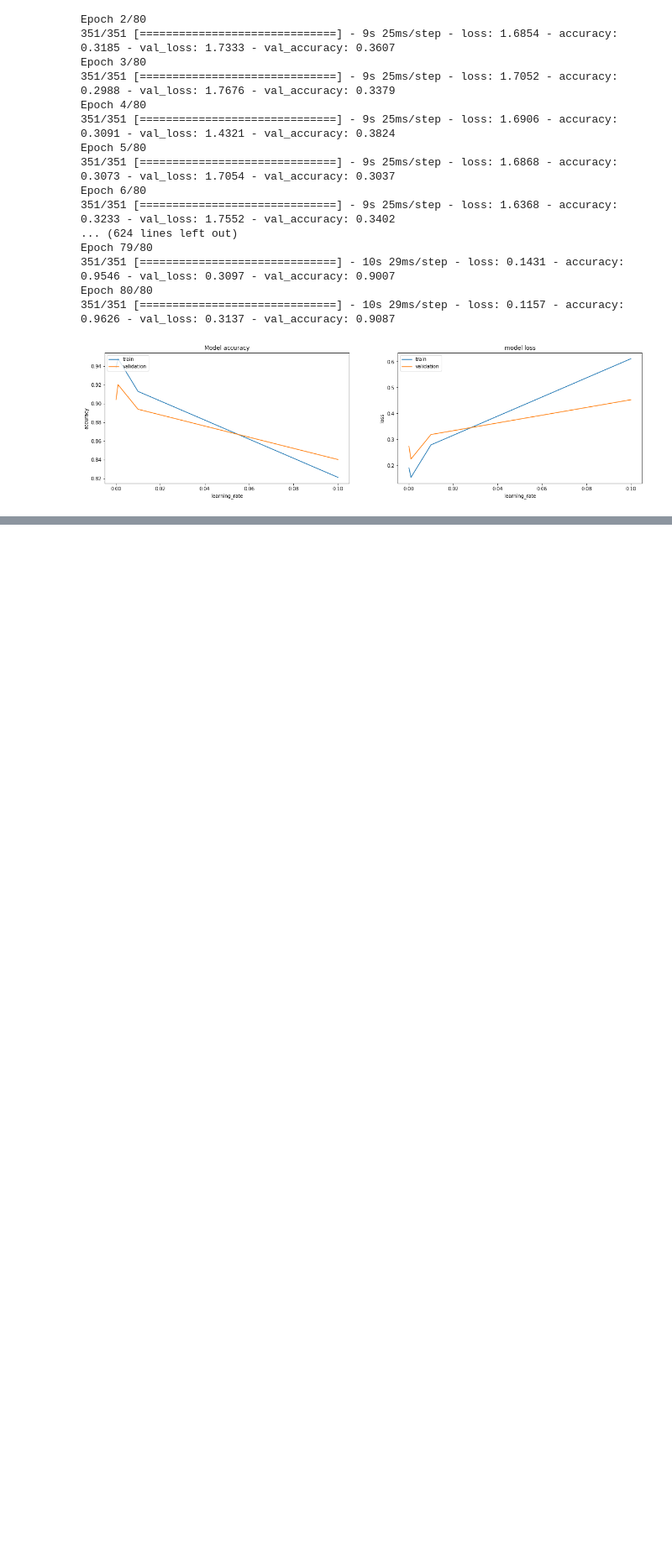
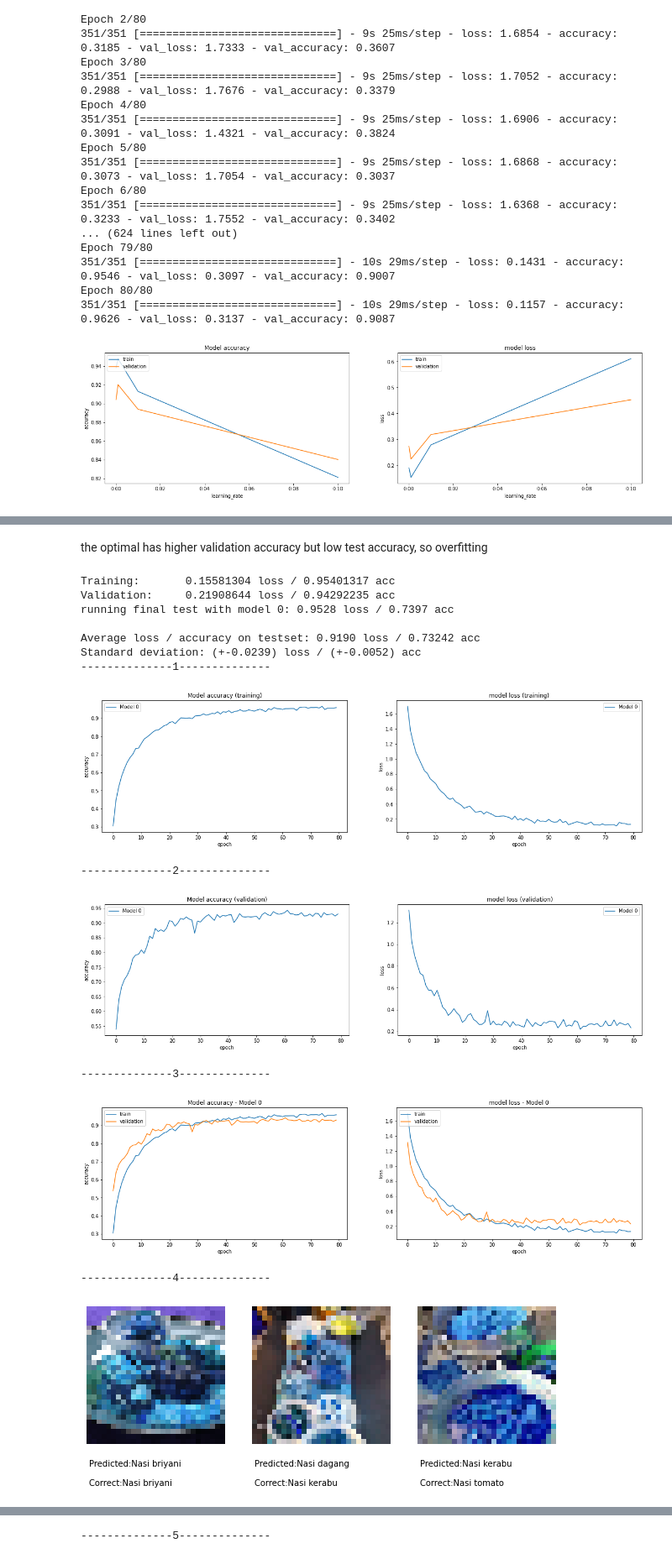
Before and after one commit to jinwenhua/cnn_nasi, a Jupyter notebook: algorithm_cnn.ipynb, the cells around one changed output, grey strips where cells are left out. Shown at 84% size. Cells and saved outputs as stored; diff of their text form; code cells hidden in the pictures; blank space fills up the shorter version.

Commit message:
optimal performance is overfitting

```diff
--- a/algorithm_cnn.ipynb
+++ b/algorithm_cnn.ipynb
@@ -870,0 +873,12 @@ plt.show()
+# %%
+
+history = create_model_learning_rate(0.001).fit(
+    X_train_, y_train_,
+    batch_size=10,
+    epochs=80,
+    verbose=1,
+    validation_data=(X_val_, y_val_),
+    callbacks=[
+            tf.keras.callbacks.ModelCheckpoint("nasi-optimal-0.hdf5", monitor='val_loss', verbose=1, save_best_only=True)
+    ]
+)
@@ -870,0 +903,39 @@ plt.show()
+# %% [markdown]
+the optimal has higher validation accuracy but low test accuracy, so overfitting
+# %%
+print('Training: \t%0.8f loss / %0.8f acc'   % (get_avg([history.history],'loss'), get_avg([history.history],'accuracy')))
+print('Validation: \t%0.8f loss / %0.8f acc' % (get_avg([history.history],'val_loss'), get_avg([history.history],'val_accuracy')))
+
+path = "nasi-optimal-%i.hdf5"
+get_test_loss_accs(path)
+print("--------------1--------------")
+plot_acc_loss("training", [history.history], 'accuracy', 'loss')
+print("--------------2--------------")
+plot_acc_loss('validation', [history.history], 'val_accuracy', 'val_loss')
+print("--------------3--------------")
+RUN = 0 #you can choose one of the different models trained above
+model = create_model()
+model.load_weights(path % RUN)
+plot_train_val("Model %i" % RUN, [history.history][RUN])
+print("--------------4--------------")
+plot_sample_predictions(list(CATEGORIES), model, X_test_shaped, np.array(y_test))
+print("--------------5--------------")
+predictions = model.predict(X_test_shaped, verbose = 0)
+predictions = np.argmax(predictions, axis=1)
+plot_confusion_matrix(confusion_matrix(y_test, predictions), list(CATEGORIES))
+print(classification_report(y_test, predictions))
+# %% [output]
+Training:       0.15581304 loss / 0.95401317 acc
+Validation:     0.21908644 loss / 0.94292235 acc
+running final test with model 0: 0.9528 loss / 0.7397 acc
+
+Average loss / accuracy on testset: 0.9190 loss / 0.73242 acc
+Standard deviation: (+-0.0239) loss / (+-0.0052) acc
+--------------1--------------
+[figure, added]
+--------------2--------------
+[figure, added]
+--------------3--------------
+[figure, added]
+--------------4--------------
+[figure, added]
@@ -870,0 +943 @@ plt.show()
+--------------5--------------
```
Also changed, not shown: parts of 5 cells of this notebook, 1 other file.
